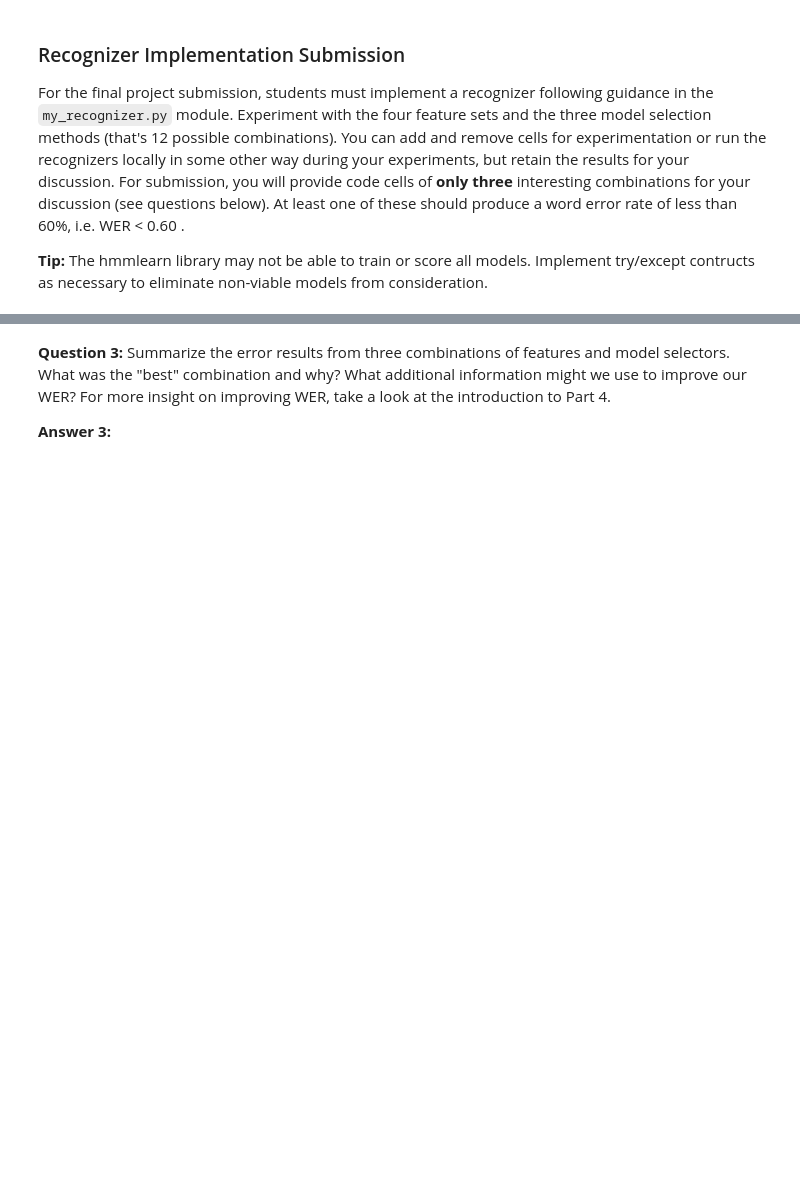
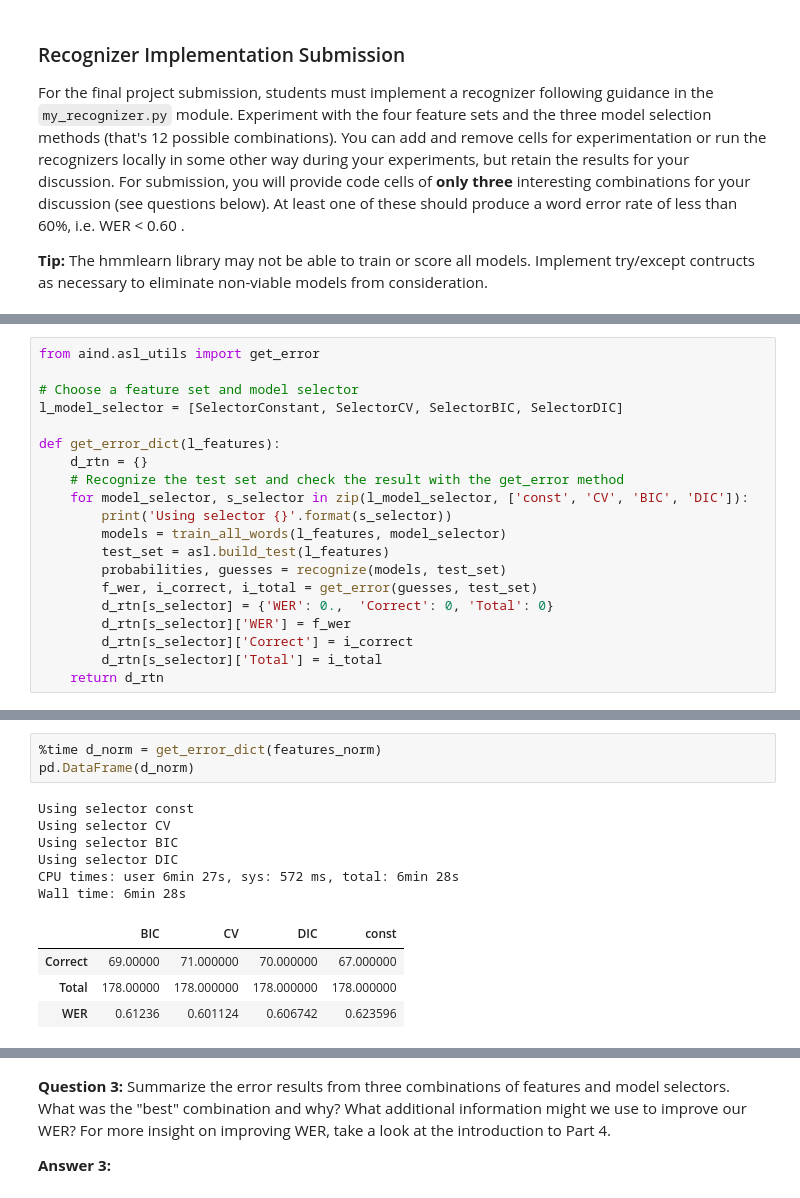
Before and after one commit to Liam-F/SignLgRecognizer, a Jupyter notebook: notebooks/asl_recognizer.ipynb, the cells around one changed output, grey strips where cells are left out. Saved outputs shown, nothing was run; the diff lists cells and outputs as text; blank space fills up the shorter version.

Commit message:
feat: implement recognizer and perform some tests

```diff
--- a/notebooks/asl_recognizer.ipynb
+++ b/notebooks/asl_recognizer.ipynb
@@ -651,0 +669,20 @@ show_errors(guesses, test_set)
+# %%
+from aind.asl_utils import get_error
+
+# Choose a feature set and model selector
+l_model_selector = [SelectorConstant, SelectorCV, SelectorBIC, SelectorDIC]
+
+def get_error_dict(l_features):
+    d_rtn = {}
+    # Recognize the test set and check the result with the get_error method
+    for model_selector, s_selector in zip(l_model_selector, ['const', 'CV', 'BIC', 'DIC']):
+        print('Using selector {}'.format(s_selector))
+        models = train_all_words(l_features, model_selector)
+        test_set = asl.build_test(l_features)
+        probabilities, guesses = recognize(models, test_set)
+        f_wer, i_correct, i_total = get_error(guesses, test_set)
+        d_rtn[s_selector] = {'WER': 0.,  'Correct': 0, 'Total': 0}
+        d_rtn[s_selector]['WER'] = f_wer
+        d_rtn[s_selector]['Correct'] = i_correct
+        d_rtn[s_selector]['Total'] = i_total
+    return d_rtn
@@ -651,0 +701,14 @@ show_errors(guesses, test_set)
+# %%
+%time d_norm = get_error_dict(features_norm)
+pd.DataFrame(d_norm)
+# %% [output]
+Using selector const
+Using selector CV
+Using selector BIC
+Using selector DIC
+CPU times: user 6min 27s, sys: 572 ms, total: 6min 28s
+Wall time: 6min 28s
+|  | BIC | CV | DIC | const |
+| Correct | 69.00000 | 71.000000 | 70.000000 | 67.000000 |
+| Total | 178.00000 | 178.000000 | 178.000000 | 178.000000 |
+| WER | 0.61236 | 0.601124 | 0.606742 | 0.623596 |
```
Also changed, not shown: parts of 22 cells of this notebook, 5 other files.
